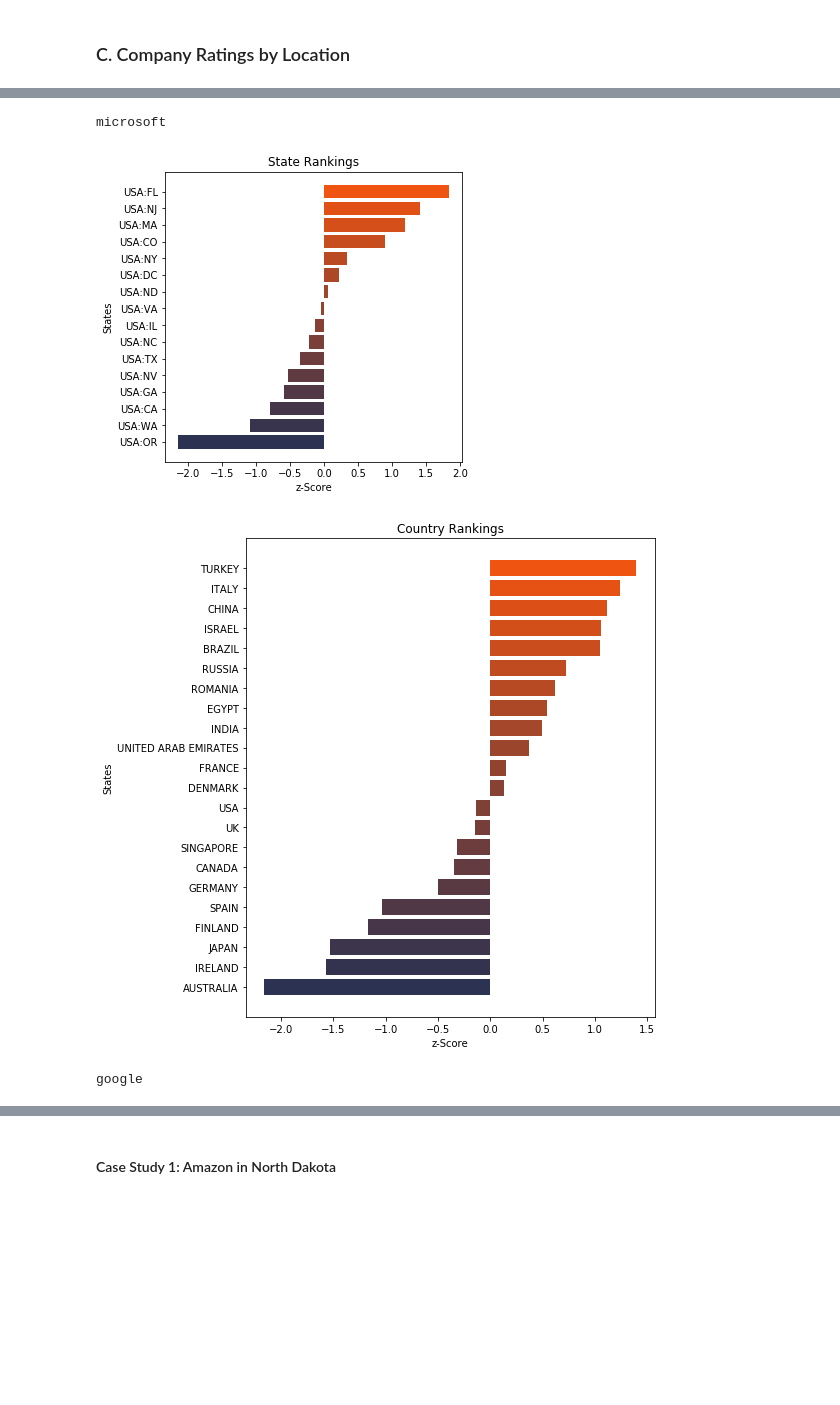
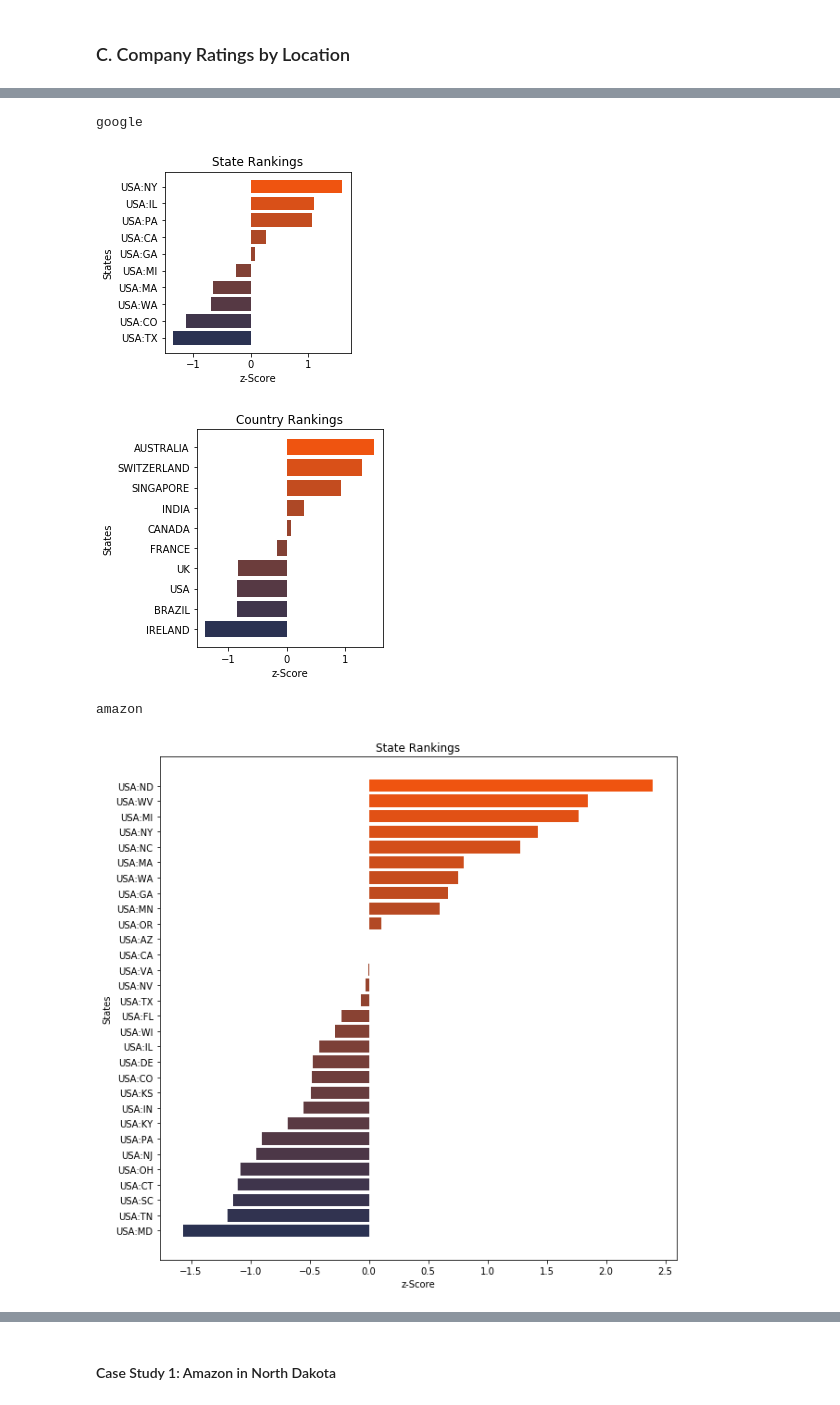
Before and after one commit to jonahwoods95/Company-Review-Analysis, a Jupyter notebook: Company Reviews.ipynb, the cells around one changed output, grey strips where cells are left out. Drawn from its saved outputs; the diff is of its cells as text; code cells hidden in the pictures; blank space fills up the shorter version.

```diff
--- a/Company Reviews.ipynb
+++ b/Company Reviews.ipynb
@@ -66,21 +61,22 @@ plt.show()
 # %% [markdown]
 ### B. Various Metric Ratings
 # %%
-Career_opp = review_data
-data.loc[:,['company','overall-ratings', 'work-balance-stars',
-       'culture-values-stars', 'carrer-opportunities-stars',
-       'comp-benefit-stars', 'senior-mangemnet-stars','job-title']]
+# data.loc[:,['company','overall-ratings', 'work-balance-stars',
+#        'culture-values-stars', 'carrer-opportunities-stars',
+#        'comp-benefit-stars', 'senior-mangemnet-stars','job-title']]
 
-Career_opp['carrer-opportunities-stars'] = pd.to_numeric(Career_opp['carrer-opportunities-stars'],errors='coerce')
-Career_opp['overall-ratings'] = pd.to_numeric(Career_opp['overall-ratings'],errors='coerce')
-Career_opp['work-balance-stars'] = pd.to_numeric(Career_opp['work-balance-stars'],errors='coerce')
-Career_opp['culture-values-stars'] = pd.to_numeric(Career_opp['culture-values-stars'],errors='coerce')
-Career_opp['comp-benefit-stars'] = pd.to_numeric(Career_opp['comp-benefit-stars'],errors='coerce')
-Career_opp['senior-mangemnet-stars'] = pd.to_numeric(Career_opp['senior-mangemnet-stars'],errors='coerce')
+#Fix formatting issues
+review_data['carrer-opportunities-stars']=pd.to_numeric(review_data['carrer-opportunities-stars'],errors='coerce')
+review_data['overall-ratings'] = pd.to_numeric(review_data['overall-ratings'],errors='coerce')
+review_data['work-balance-stars'] = pd.to_numeric(review_data['work-balance-stars'],errors='coerce')
+review_data['culture-values-stars'] = pd.to_numeric(review_data['culture-values-stars'],errors='coerce')
+review_data['comp-benefit-stars'] = pd.to_numeric(review_data['comp-benefit-stars'],errors='coerce')
+review_data['senior-mangemnet-stars'] = pd.to_numeric(review_data['senior-mangemnet-stars'],errors='coerce')
 
-Career_opp.to_csv('data/career_data.csv')
+#Used in Tableau to create
+review_data.to_csv('data/career_data.csv')
 
-Career_opp
+review_data.head()
 # %% [output]
 |  | company | location | dates | job-title | summary | pros | cons | advice-to-mgmt | overall-ratings | ... |
 | 0 | google | none | Dec 11, 2018 | Current Employee - Anonymous Empl... | Best Company to work for | People are smart and friendly | Bureaucracy is slowing things down | nan | 5.0 | ... |
@@ -114,6 +98,12 @@ def country(x):
     return b[:-1].upper()
 # %%
 def country_or_state(location):
+    '''Given a location output the correct formatting
+
+    Keyword arguments:
+    location - locations with a '(' get converted to countries
+             - locations with a ',' get converted to states
+    '''
     if '(' in location:
         return country(location)
     elif ',' in location:
@@ -149,10 +127,18 @@ clean_location_df
 # %%
 def state_and_country_df(clean_loc_df, loc_as_index=False):
-    #Create DataFrame for states
+    '''Generates two dataframes (state_df, country_df) for either US states or countries
+
+    Keyword arguments:
+    clean_loc_df - dataframe with cleaned locations
+    loc_as_index - true if location is the index, false if location is a column
+    '''
+
     if loc_as_index:
         values = clean_loc_df.index
     else:
         values = clean_loc_df['cleaned_location']
+
+    #Create DataFrame for states
     state_mask = values.str[:3]=='USA'
     state_df = clean_loc_df[state_mask]
 
@@ -404,20 +382,22 @@ def state_and_country_plots(state_df, country_df):
 
     plt.show()
 # %%
-for company in set(review_data['company']):
+# Not enough data for a good visualization for Netflix
+for company in set(review_data[review_data['company']!='netflix']['company']):
     print(company)
 
     cmp_df = count_and_avg_for_company(clean_location_df, company)
 
     #Only include locations with more than 20 ratings
     loc_ten_ratings = cmp_df[cmp_df['count'] > 20]
     state_df, country_df = state_and_country_df(loc_ten_ratings, True)
     state_and_country_plots(state_df, country_df)
 # %% [output]
 apple
 [figure]
 [figure]
-microsoft
+google
-[figure, old version]
+[figure, new version]
-[figure, old version]
+[figure, new version]
-google
+amazon
+[figure, added]
```
Also changed, not shown: parts of 78 cells of this notebook.
